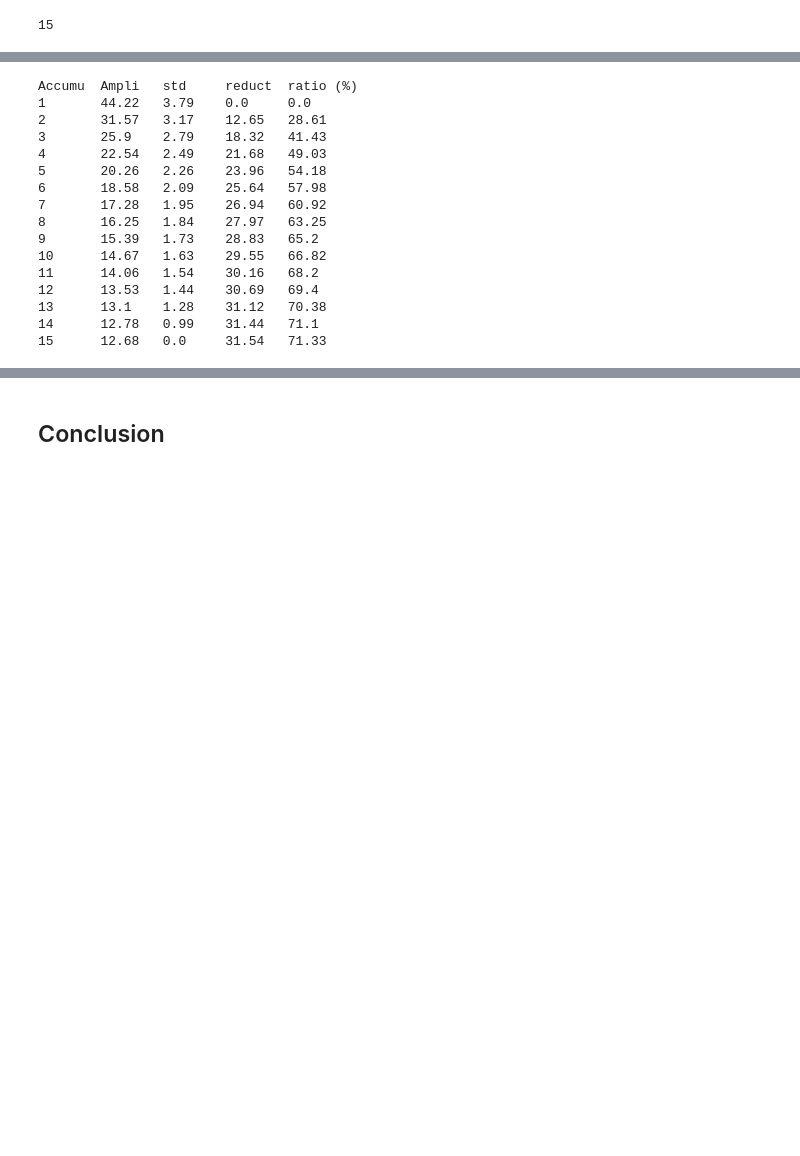
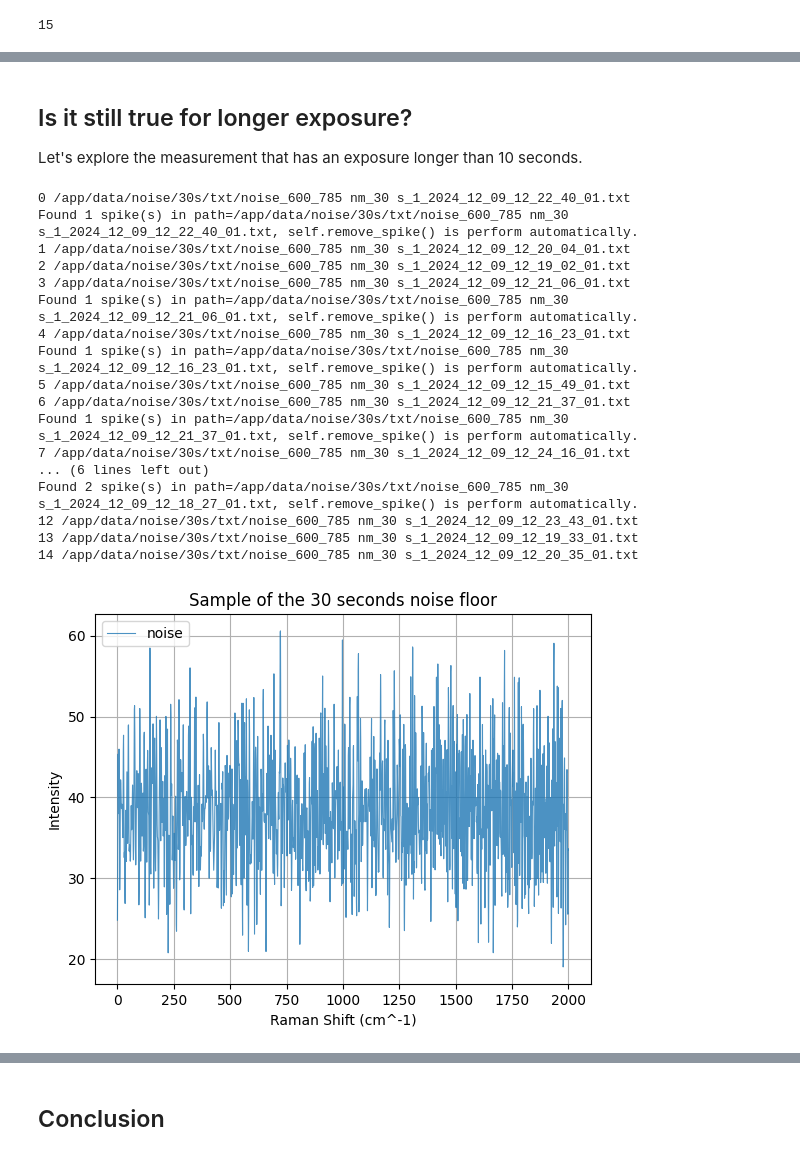
Before and after one commit to AIT-brainlab/raman-for-glucose-measurement, a Jupyter notebook: jupyter/20241211-noisefloor_and_accumulation.ipynb, the cells around one changed output, grey strips where cells are left out. Saved outputs shown, nothing was run; the diff lists cells and outputs as text; code cells hidden in the pictures; blank space fills up the shorter version.

Commit message:
done noise analysis

```diff
--- a/jupyter/20241211-noisefloor_and_accumulation.ipynb
+++ b/jupyter/20241211-noisefloor_and_accumulation.ipynb
@@ -25,7 +25,7 @@ DATA_PATH:Path = BASE_PATH.joinpath("data/noise/10s/txt")
 samples:list[Sample] = []
 for i, path in enumerate(DATA_PATH.glob("*.txt")):
     print(i, path)
-    sample = read_txt(path=path)
+    sample = read_txt(path=path, verbose=True)
     sample.extract_range(low=0, high=2000)
     samples.append(sample)
 samples[0].plot()
@@ -258,29 +295,36 @@ plt.show()
-# %%
-print("Accumu", "Ampli", "std", "reduct", "ratio (%)", sep='\t')
-noise_amps = []
-default = 0
-for i in range(15):
-    amp = maxes_avg[i] - mins_avg[i]
-    std = maxes_std[i] + mins_std[i]
-    if(i == 0):
-        default = amp
-    reduct = default-amp
-    ratio = reduct / default * 100
-    print(i+1, round(amp,2), round(std,2), round(reduct,2), round(ratio,2), sep='\t')
-# %% [output]
-Accumu  Ampli   std     reduct  ratio (%)
-1       44.22   3.79    0.0     0.0
-2       31.57   3.17    12.65   28.61
-3       25.9    2.79    18.32   41.43
-4       22.54   2.49    21.68   49.03
-5       20.26   2.26    23.96   54.18
-6       18.58   2.09    25.64   57.98
-7       17.28   1.95    26.94   60.92
-8       16.25   1.84    27.97   63.25
-9       15.39   1.73    28.83   65.2
-10      14.67   1.63    29.55   66.82
-11      14.06   1.54    30.16   68.2
-12      13.53   1.44    30.69   69.4
-13      13.1    1.28    31.12   70.38
-14      12.78   0.99    31.44   71.1
-15      12.68   0.0     31.54   71.33
+# %% [markdown]
+## Is it still true for longer exposure?
+
+Let's explore the measurement that has an exposure longer than 10 seconds.
+# %%
+# Exposure of 30 seconds
+samples_30s:list[Sample] = []
+for i, path in enumerate(BASE_PATH.joinpath("data/noise/30s/txt/").glob("*.txt")):
+    print(i, path)
+    sample = read_txt(path=path, verbose=True)
+    sample.extract_range(low=0, high=2000)
+    samples_30s.append(sample)
+samples_30s[0].plot()
+plt.title("Sample of the 30 seconds noise floor")
+plt.legend()
+add_plot_label()
+plt.show()
+# %% [output]
+0 /app/data/noise/30s/txt/noise_600_785 nm_30 s_1_2024_12_09_12_22_40_01.txt
+Found 1 spike(s) in path=/app/data/noise/30s/txt/noise_600_785 nm_30 s_1_2024_12_09_12_22_40_01.txt, self.remove_spike() is perform automatically.
+1 /app/data/noise/30s/txt/noise_600_785 nm_30 s_1_2024_12_09_12_20_04_01.txt
+2 /app/data/noise/30s/txt/noise_600_785 nm_30 s_1_2024_12_09_12_19_02_01.txt
+3 /app/data/noise/30s/txt/noise_600_785 nm_30 s_1_2024_12_09_12_21_06_01.txt
+Found 1 spike(s) in path=/app/data/noise/30s/txt/noise_600_785 nm_30 s_1_2024_12_09_12_21_06_01.txt, self.remove_spike() is perform automatically.
+4 /app/data/noise/30s/txt/noise_600_785 nm_30 s_1_2024_12_09_12_16_23_01.txt
+Found 1 spike(s) in path=/app/data/noise/30s/txt/noise_600_785 nm_30 s_1_2024_12_09_12_16_23_01.txt, self.remove_spike() is perform automatically.
+5 /app/data/noise/30s/txt/noise_600_785 nm_30 s_1_2024_12_09_12_15_49_01.txt
+6 /app/data/noise/30s/txt/noise_600_785 nm_30 s_1_2024_12_09_12_21_37_01.txt
+Found 1 spike(s) in path=/app/data/noise/30s/txt/noise_600_785 nm_30 s_1_2024_12_09_12_21_37_01.txt, self.remove_spike() is perform automatically.
+7 /app/data/noise/30s/txt/noise_600_785 nm_30 s_1_2024_12_09_12_24_16_01.txt
+... (6 lines left out)
+Found 2 spike(s) in path=/app/data/noise/30s/txt/noise_600_785 nm_30 s_1_2024_12_09_12_18_27_01.txt, self.remove_spike() is perform automatically.
+12 /app/data/noise/30s/txt/noise_600_785 nm_30 s_1_2024_12_09_12_23_43_01.txt
+13 /app/data/noise/30s/txt/noise_600_785 nm_30 s_1_2024_12_09_12_19_33_01.txt
+14 /app/data/noise/30s/txt/noise_600_785 nm_30 s_1_2024_12_09_12_20_35_01.txt
+[figure, added]
```
Also changed, not shown: parts of 11 cells of this notebook, 1 other file.
